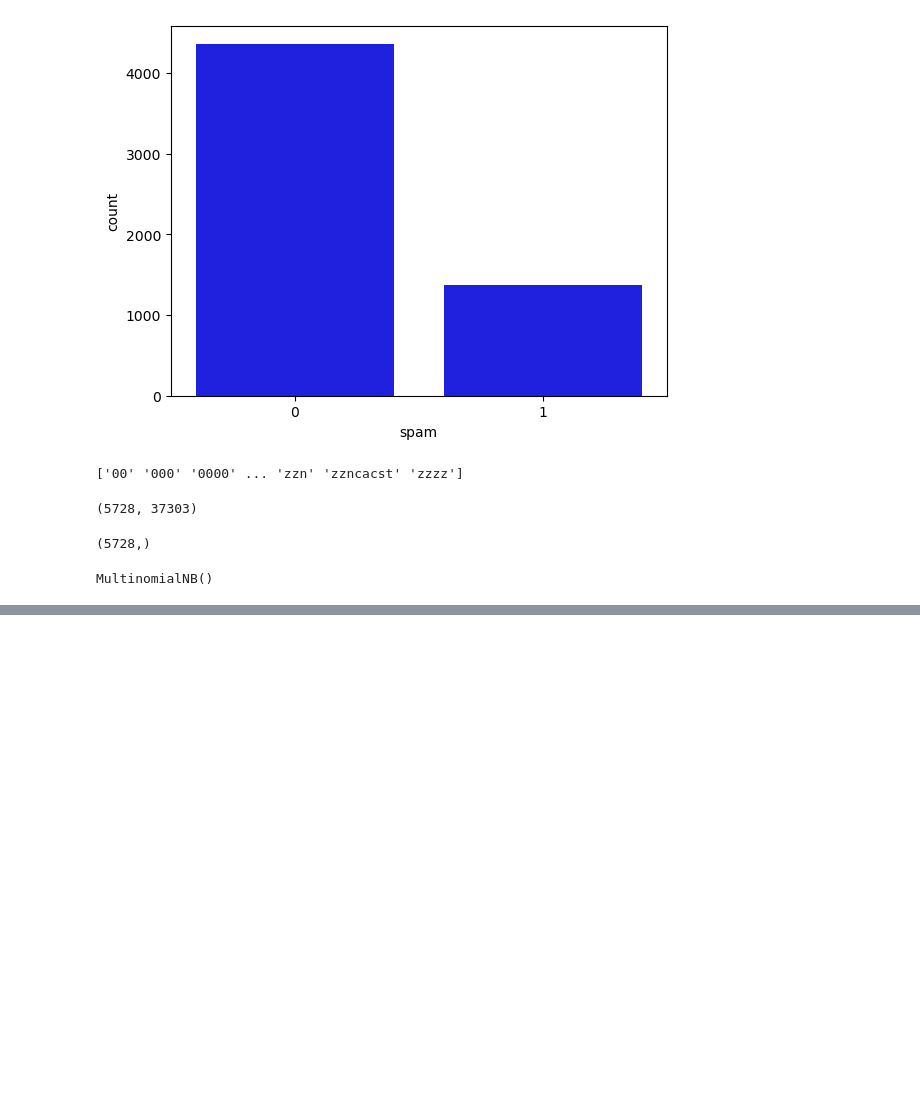
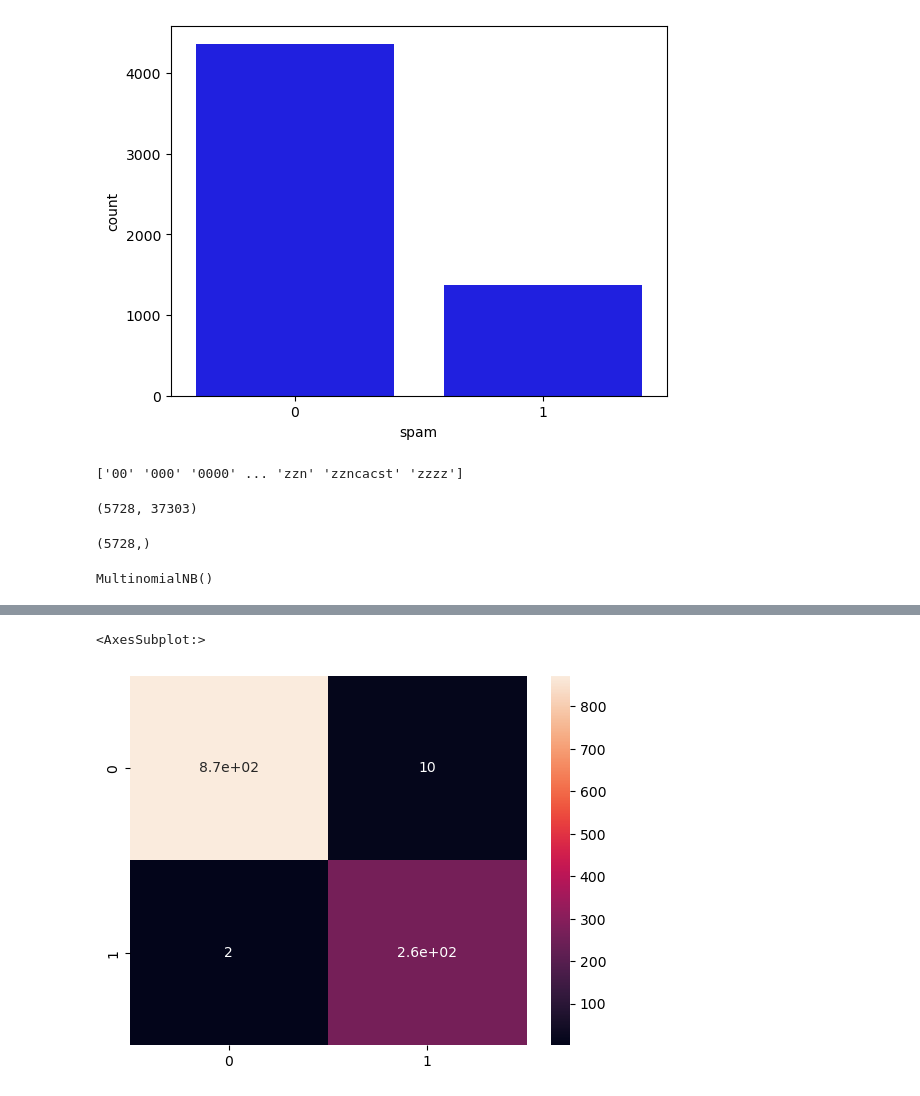
Before and after one commit to manikandan578/4th-sem, a Jupyter notebook: spam.ipynb, the cells around one changed output, grey strips where cells are left out. Drawn from its saved outputs; the diff is of its cells as text; code cells hidden in the pictures; blank space fills up the shorter version.

```diff
--- a/spam.ipynb
+++ b/spam.ipynb
@@ -145,0 +167,2 @@ MultinomialNB()
+# %%
+cm = confusion_matrix(y_test,y_predict_test)
@@ -145,0 +174,5 @@ MultinomialNB()
+# %%
+sns.heatmap(cm, annot = True)
+# %% [output]
+<AxesSubplot:>
+[figure, added]
```
Also changed, not shown: parts of 8 cells of this notebook.
